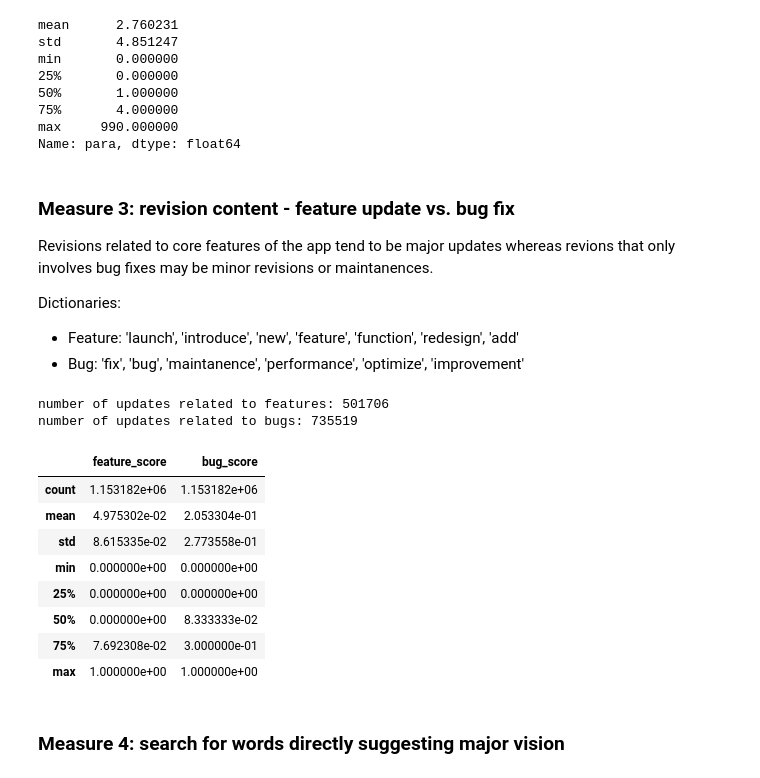
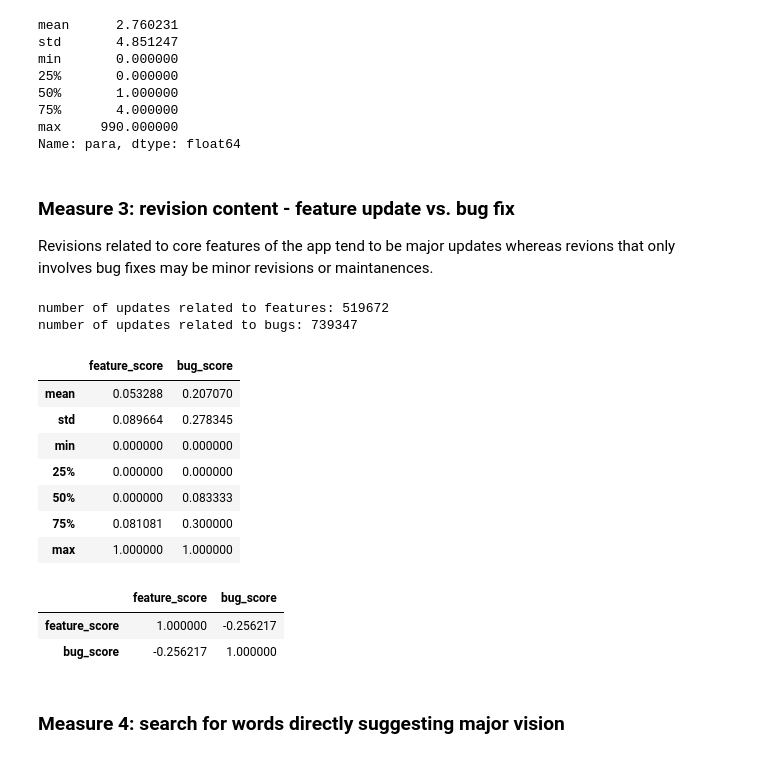
Before and after one commit to YileC928/app-data-privacy-proj, a Jupyter notebook: ios_app_update.ipynb, the cells around one changed output. Saved outputs shown, nothing was run; the diff lists cells and outputs as text; code cells hidden in the pictures.

```diff
--- a/ios_app_update.ipynb
+++ b/ios_app_update.ipynb
@@ -152,8 +147,6 @@ def word_tokenize(word_list):
     return tokenized
 # %%
 ios_df['description_raw'] = ios_df['description'] #store raw description
-# %%
-ios_df['description_raw'] = ios_df['description_raw'].apply(lambda x: x.replace('\n', ' '))
 # %%
 ios_df['description'] = ios_df['description'].apply(lambda x: '' if x == 'None' else x)
 # ~9000 descriptions are 'None', replace them with ''
@@ -201,7 +194,7 @@ ios_df['len_word'] = ios_df['description_tk'].apply(lambda x: len(x))
 # %%
 ios_df['len_char'] = ios_df['description_tk'].apply(lambda x: len(''.join(x)))
 # %%
-ios_df['len_char_ttl'] = ios_df['description_raw'].apply(lambda x: len(x))
+ios_df['len_char_ttl'] = ios_df['description_raw'].apply(lambda x: len(x.replace('\n', ' ')))
 # %%
 ios_df[['len_word', 'len_char', 'len_char_ttl']].describe()[1:]
 # %% [output]
@@ -392,13 +382,11 @@ Name: para, dtype: float64
 # %% [markdown]
 ### Measure 3: revision content - feature update vs. bug fix
 Revisions related to core features of the app tend to be major updates whereas revions that only involves bug fixes may be minor revisions or maintanences.
-
-Dictionaries:
-- Feature: 'launch', 'introduce', 'new', 'feature', 'function', 'redesign', 'add'
-- Bug: 'fix', 'bug', 'maintanence', 'performance', 'optimize', 'improvement'
 # %%
-feature_wds = set(['launch', 'introduce', 'new', 'feature', 'function', 'design', 'add', 'core', 'product', 'recommend', 'release'])
-bug_wds = set(['fix', 'bug', 'maintenance', 'performance', 'optimize', 'issue', 'problem', 'outage', 'crash', 'fixed', 'bugfix', 'optimise', 'fixing', 'fixes'])
+feature_wds = set(['launch', 'introduce', 'new', 'feature', 'function',
+                   'design', 'add', 'core', 'product', 'recommend', 'release', 'redesign', 'ui'])
+bug_wds = set(['fix', 'bug', 'maintenance', 'performance', 'optimize', 'issue',
+               'problem', 'outage', 'crash', 'fixed', 'bugfix', 'optimise', 'fixing', 'fixes'])
 # %%
 def feature_score(word_list):
     total = len(word_list)
@@ -421,19 +409,26 @@ ios_df['bug_score'] = ios_df['description_nm'].apply(bug_score)
 # %%
 print('number of updates related to features: {}'.format(np.shape(ios_df[ios_df['feature_score'] !=0])[0]))
 print('number of updates related to bugs: {}'.format(np.shape(ios_df[ios_df['bug_score'] !=0])[0]))
-ios_df[['feature_score', 'bug_score']].describe()
+ios_df[['feature_score', 'bug_score']].describe()[1:]
 # %% [output]
-number of updates related to features: 501706
-number of updates related to bugs: 735519
+number of updates related to features: 519672
+number of updates related to bugs: 739347
 |  | feature_score | bug_score |
-| count | 1.153182e+06 | 1.153182e+06 |
-| mean | 4.975302e-02 | 2.053304e-01 |
-| std | 8.615335e-02 | 2.773558e-01 |
-| min | 0.000000e+00 | 0.000000e+00 |
-| 25% | 0.000000e+00 | 0.000000e+00 |
-| 50% | 0.000000e+00 | 8.333333e-02 |
-| 75% | 7.692308e-02 | 3.000000e-01 |
-| max | 1.000000e+00 | 1.000000e+00 |
+| mean | 0.053288 | 0.207070 |
+| std | 0.089664 | 0.278345 |
+| min | 0.000000 | 0.000000 |
+| 25% | 0.000000 | 0.000000 |
+| 50% | 0.000000 | 0.083333 |
+| 75% | 0.081081 | 0.300000 |
+| max | 1.000000 | 1.000000 |
+# %%
+ios_df[['feature_score', 'bug_score']].corr()
+#negatively correlated,
+#revisions talk intensively about bug fixes are less likely to contain much feature-related content
+# %% [output]
+|  | feature_score | bug_score |
+| feature_score | 1.000000 | -0.256217 |
+| bug_score | -0.256217 | 1.000000 |
 # %% [markdown]
 ### Measure 4: search for words directly suggesting major vision
 # %%
```
Also changed, not shown: parts of 9 cells of this notebook.
